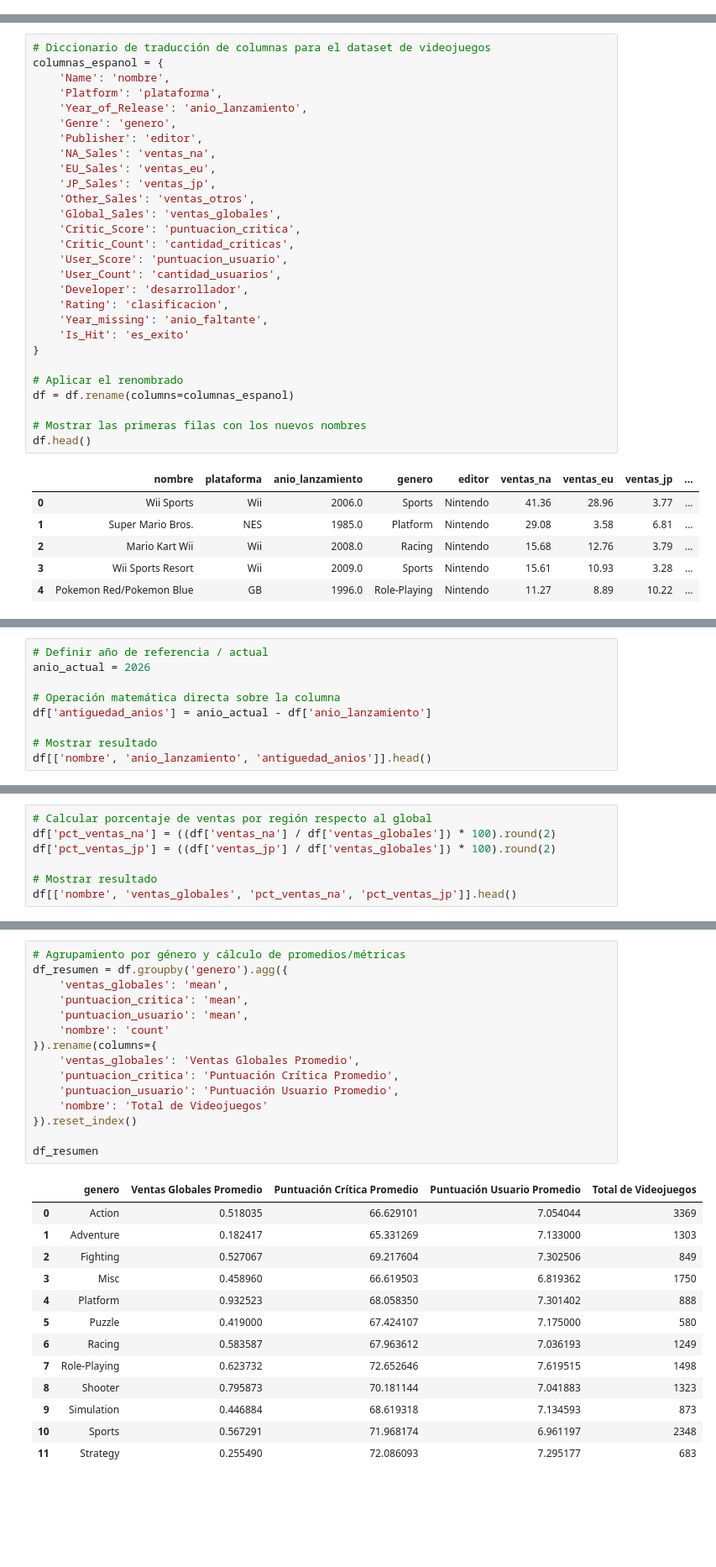
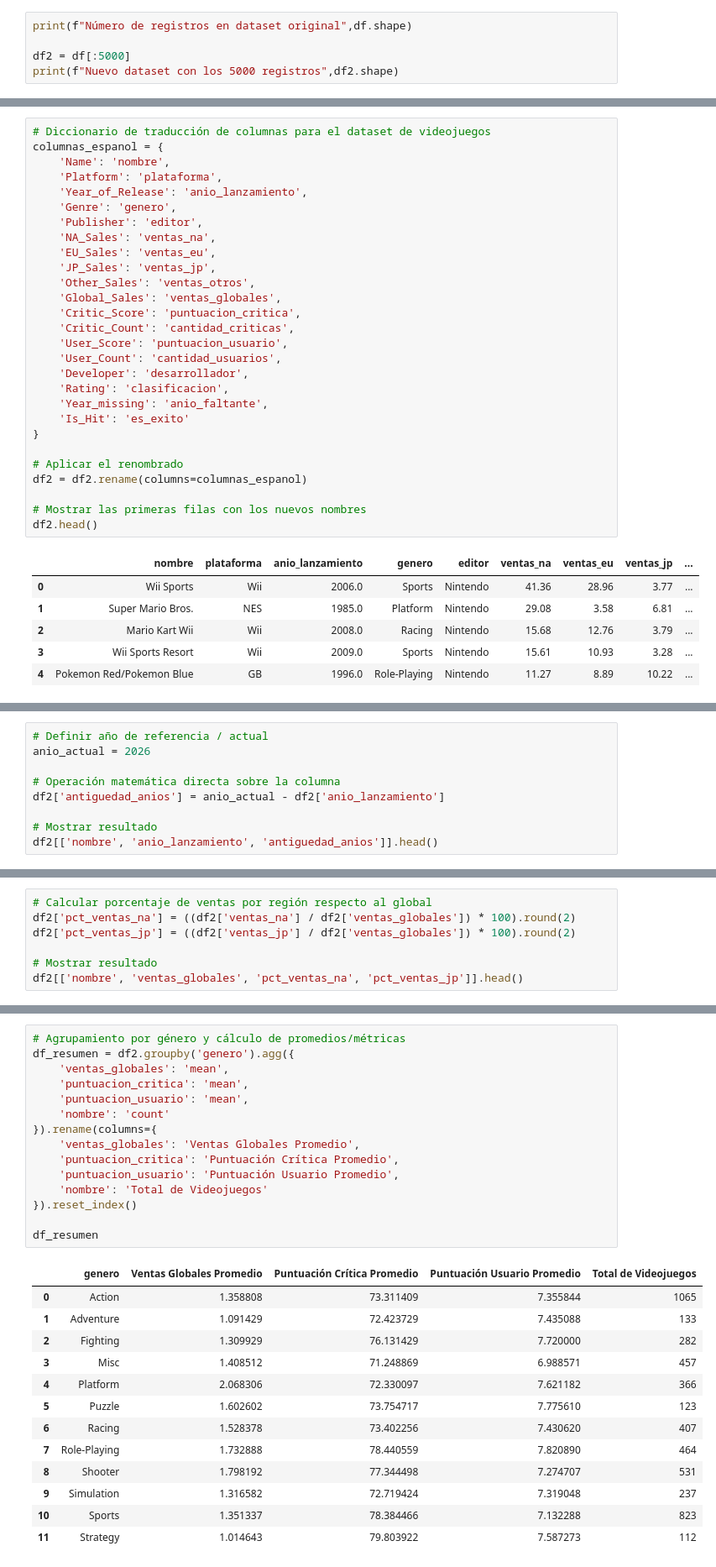
Before and after one commit to chonto329/Machine-Learning-, a Jupyter notebook: src/carga_datos/EA1_Carga_Datos.ipynb, the cells around one changed output, grey strips where cells are left out. Shown at 84% size. Cells and saved outputs as stored; diff of their text form; blank space fills up the shorter version.

```diff
--- a/src/carga_datos/EA1_Carga_Datos.ipynb
+++ b/src/carga_datos/EA1_Carga_Datos.ipynb
@@ -41,0 +45,5 @@ Repo card metadata block was not found. Setting CardData to empty.
+# %%
+print(f"Número de registros en dataset original",df.shape)
+
+df2 = df[:5000]
+print(f"Nuevo dataset con los 5000 registros",df2.shape)
@@ -161,10 +228,10 @@ columnas_espanol = {
 }
 
 # Aplicar el renombrado
-df = df.rename(columns=columnas_espanol)
+df2 = df2.rename(columns=columnas_espanol)
 
 # Mostrar las primeras filas con los nuevos nombres
-df.head()
+df2.head()
 # %% [output]
 |  | nombre | plataforma | anio_lanzamiento | genero | editor | ventas_na | ventas_eu | ventas_jp | ... |
 | 0 | Wii Sports | Wii | 2006.0 | Sports | Nintendo | 41.36 | 28.96 | 3.77 | ... |
@@ -180,8 +247,8 @@ Se crea una nueva variable calculada restando el año de lanzamiento al año act
 anio_actual = 2026
 
 # Operación matemática directa sobre la columna
-df['antiguedad_anios'] = anio_actual - df['anio_lanzamiento']
+df2['antiguedad_anios'] = anio_actual - df2['anio_lanzamiento']
 
 # Mostrar resultado
-df[['nombre', 'anio_lanzamiento', 'antiguedad_anios']].head()
+df2[['nombre', 'anio_lanzamiento', 'antiguedad_anios']].head()
 # %% [output]
@@ -196,9 +273,9 @@ df[['nombre', 'anio_lanzamiento', 'antiguedad_anios']].head()
 Se calcula la proporción porcentual de las ventas de Norteamérica y Japón en relación con las ventas globales del título.
 # %%
 # Calcular porcentaje de ventas por región respecto al global
-df['pct_ventas_na'] = ((df['ventas_na'] / df['ventas_globales']) * 100).round(2)
-df['pct_ventas_jp'] = ((df['ventas_jp'] / df['ventas_globales']) * 100).round(2)
+df2['pct_ventas_na'] = ((df2['ventas_na'] / df2['ventas_globales']) * 100).round(2)
+df2['pct_ventas_jp'] = ((df2['ventas_jp'] / df2['ventas_globales']) * 100).round(2)
 
 # Mostrar resultado
-df[['nombre', 'ventas_globales', 'pct_ventas_na', 'pct_ventas_jp']].head()
+df2[['nombre', 'ventas_globales', 'pct_ventas_na', 'pct_ventas_jp']].head()
 # %% [output]
@@ -213,30 +310,30 @@ df[['nombre', 'ventas_globales', 'pct_ventas_na', 'pct_ventas_jp']].head()
 Se agrupan los datos según el género para calcular el promedio de ventas globales, el promedio de puntuación de la crítica, el promedio de puntuación de los usuarios y la cantidad total de juegos por género.
 # %%
 # Agrupamiento por género y cálculo de promedios/métricas
-df_resumen = df.groupby('genero').agg({
+df_resumen = df2.groupby('genero').agg({
     'ventas_globales': 'mean',
     'puntuacion_critica': 'mean',
     'puntuacion_usuario': 'mean',
     'nombre': 'count'
 }).rename(columns={
     'ventas_globales': 'Ventas Globales Promedio',
     'puntuacion_critica': 'Puntuación Crítica Promedio',
     'puntuacion_usuario': 'Puntuación Usuario Promedio',
     'nombre': 'Total de Videojuegos'
 }).reset_index()
 
 df_resumen
 # %% [output]
 |  | genero | Ventas Globales Promedio | Puntuación Crítica Promedio | Puntuación Usuario Promedio | Total de Videojuegos |
-| 0 | Action | 0.518035 | 66.629101 | 7.054044 | 3369 |
-| 1 | Adventure | 0.182417 | 65.331269 | 7.133000 | 1303 |
-| 2 | Fighting | 0.527067 | 69.217604 | 7.302506 | 849 |
-| 3 | Misc | 0.458960 | 66.619503 | 6.819362 | 1750 |
-| 4 | Platform | 0.932523 | 68.058350 | 7.301402 | 888 |
-| 5 | Puzzle | 0.419000 | 67.424107 | 7.175000 | 580 |
-| 6 | Racing | 0.583587 | 67.963612 | 7.036193 | 1249 |
-| 7 | Role-Playing | 0.623732 | 72.652646 | 7.619515 | 1498 |
-| 8 | Shooter | 0.795873 | 70.181144 | 7.041883 | 1323 |
-| 9 | Simulation | 0.446884 | 68.619318 | 7.134593 | 873 |
-| 10 | Sports | 0.567291 | 71.968174 | 6.961197 | 2348 |
-| 11 | Strategy | 0.255490 | 72.086093 | 7.295177 | 683 |
+| 0 | Action | 1.358808 | 73.311409 | 7.355844 | 1065 |
+| 1 | Adventure | 1.091429 | 72.423729 | 7.435088 | 133 |
+| 2 | Fighting | 1.309929 | 76.131429 | 7.720000 | 282 |
+| 3 | Misc | 1.408512 | 71.248869 | 6.988571 | 457 |
+| 4 | Platform | 2.068306 | 72.330097 | 7.621182 | 366 |
+| 5 | Puzzle | 1.602602 | 73.754717 | 7.775610 | 123 |
+| 6 | Racing | 1.528378 | 73.402256 | 7.430620 | 407 |
+| 7 | Role-Playing | 1.732888 | 78.440559 | 7.820890 | 464 |
+| 8 | Shooter | 1.798192 | 77.344498 | 7.274707 | 531 |
+| 9 | Simulation | 1.316582 | 72.719424 | 7.319048 | 237 |
+| 10 | Sports | 1.351337 | 78.384466 | 7.132288 | 823 |
+| 11 | Strategy | 1.014643 | 79.803922 | 7.587273 | 112 |
```
Also changed, not shown: parts of 21 cells of this notebook, 3 other files.
